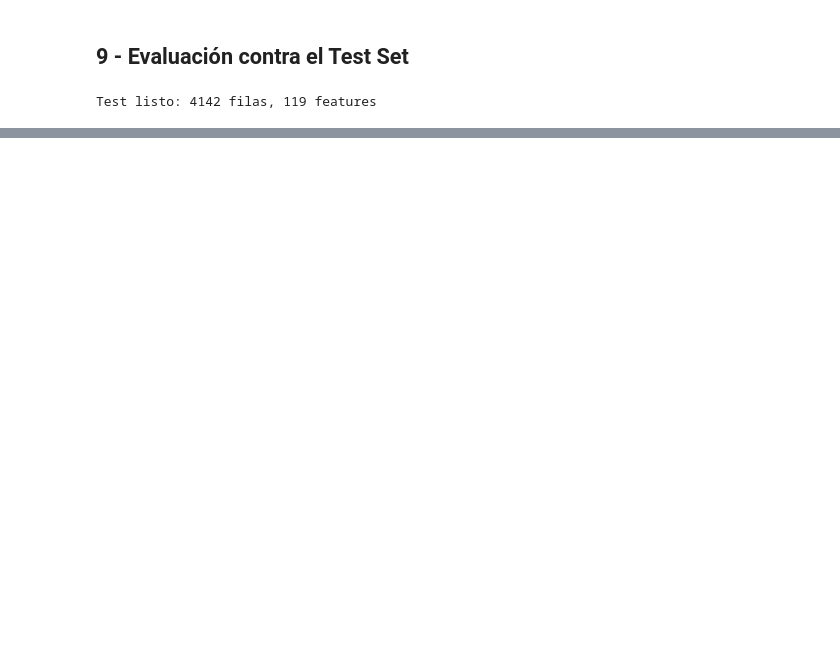
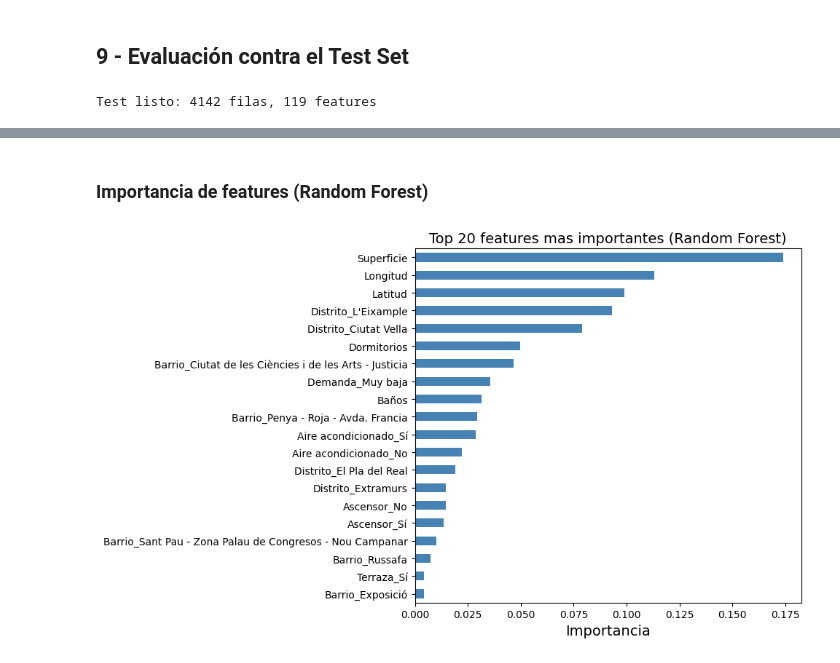
Before and after one commit to Apriroca/ML_Prediccion_Vivienda_Valencia, a Jupyter notebook: main.ipynb, the cells around one changed output, grey strips where cells are left out. Drawn from its saved outputs; the diff is of its cells as text; code cells hidden in the pictures; blank space fills up the shorter version.

```diff
--- a/main.ipynb
+++ b/main.ipynb
@@ -400,0 +427,15 @@ plt.show()
+# %% [markdown]
+### Importancia de features (Random Forest)
+# %%
+# Random Forest nos da la importancia de cada feature
+importancias = pd.Series(rf_reg.feature_importances_, index=features)
+top20 = importancias.sort_values(ascending=False).head(20)
+
+plt.figure(figsize=(10, 6))
+top20.sort_values().plot(kind='barh', color='steelblue')
+plt.xlabel('Importancia')
+plt.title('Top 20 features mas importantes (Random Forest)')
+plt.tight_layout()
+plt.show()
+# %% [output]
+[figure, added]
```
Also changed, not shown: parts of 5 cells of this notebook.
